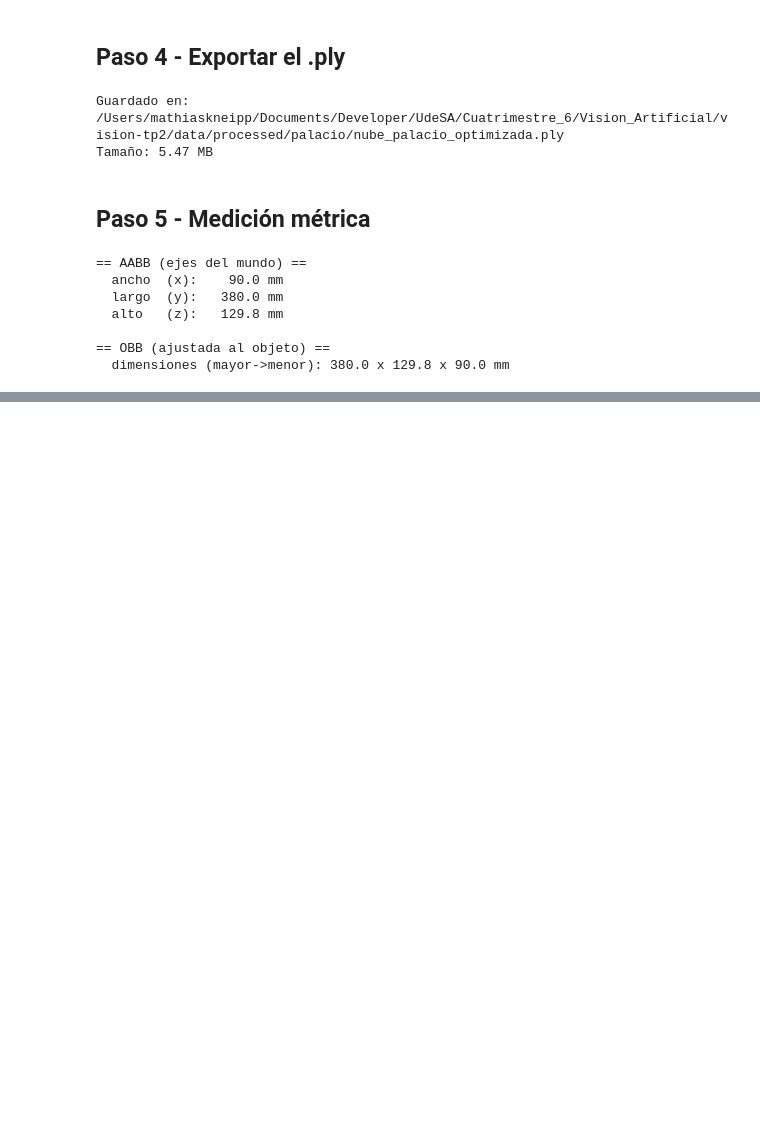
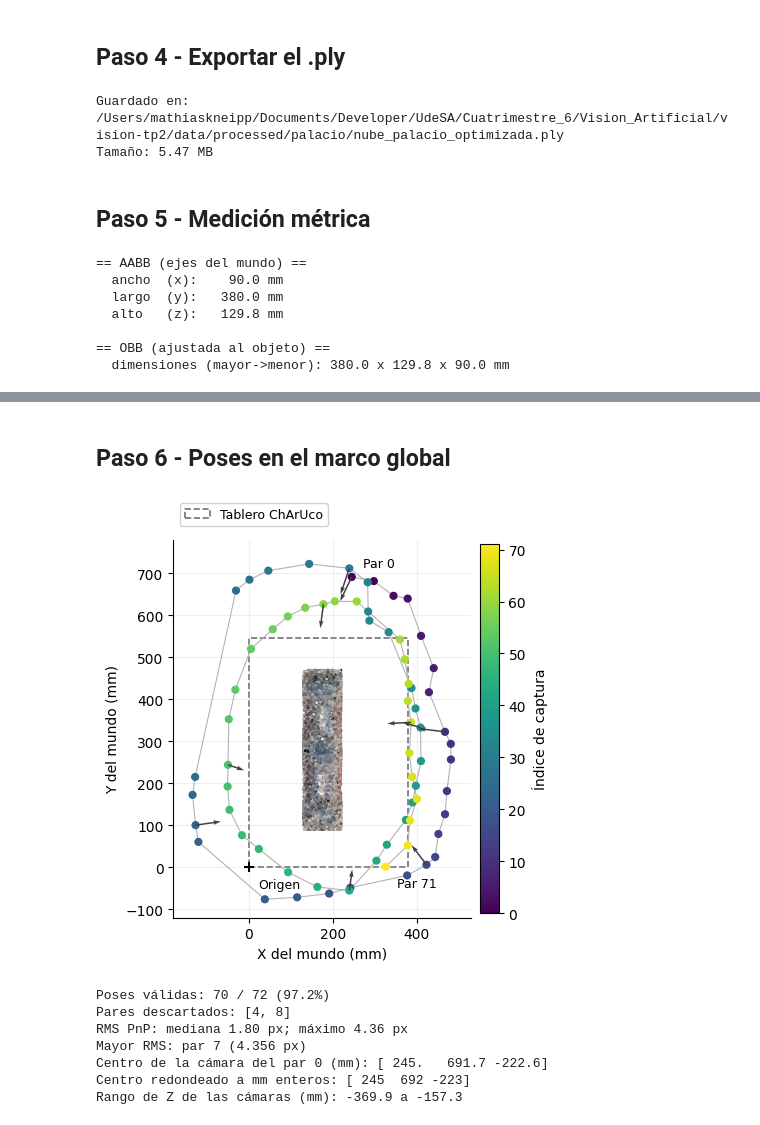
Before and after one commit to catahirsch/Vision-Artificial-TP2, a Jupyter notebook: notebooks/03_optimization_measurement.ipynb, the cells around one changed output, grey strips where cells are left out. Drawn from its saved outputs; the diff is of its cells as text; code cells hidden in the pictures; blank space fills up the shorter version.

Commit message:
agregué las secciones faltantes de resultados con sus figuras en el notebook

```diff
--- a/notebooks/03_optimization_measurement.ipynb
+++ b/notebooks/03_optimization_measurement.ipynb
@@ -165,0 +202,27 @@ show_geometries([clean_point_cloud, obb])
+# %% [markdown]
+## Paso 6 - Poses en el marco global
+# %%
+with (ROOT_DIR / "data/calibration_results/stereo_maps.pkl").open("rb") as stream:
+    maps = pickle.load(stream)
+
+charuco_board, charuco_detector = create_charuco_detector()
+left_images = indexed_images(ROOT_DIR / "data/raw/palacio", "left")
+pose_diagnostics = show_global_pose_example(
+    images_left=[str(path) for _, path in sorted(left_images.items())],
+    maps=maps,
+    board=charuco_board,
+    detector=charuco_detector,
+    point_cloud=o3d.io.read_point_cloud(str(output_path)),
+    save_path=str(REPORT_IMAGES_DIR / "poses_palacio_marco_global.png"),
+    xlim=(-180, 530),
+    ylim=(-120, 780),
+)
+# %% [output]
+[figure, added]
+Poses válidas: 70 / 72 (97.2%)
+Pares descartados: [4, 8]
+RMS PnP: mediana 1.80 px; máximo 4.36 px
+Mayor RMS: par 7 (4.356 px)
+Centro de la cámara del par 0 (mm): [ 245.   691.7 -222.6]
+Centro redondeado a mm enteros: [ 245  692 -223]
+Rango de Z de las cámaras (mm): -369.9 a -157.3
```
Also changed, not shown: parts of 3 cells of this notebook, 11 other files.
